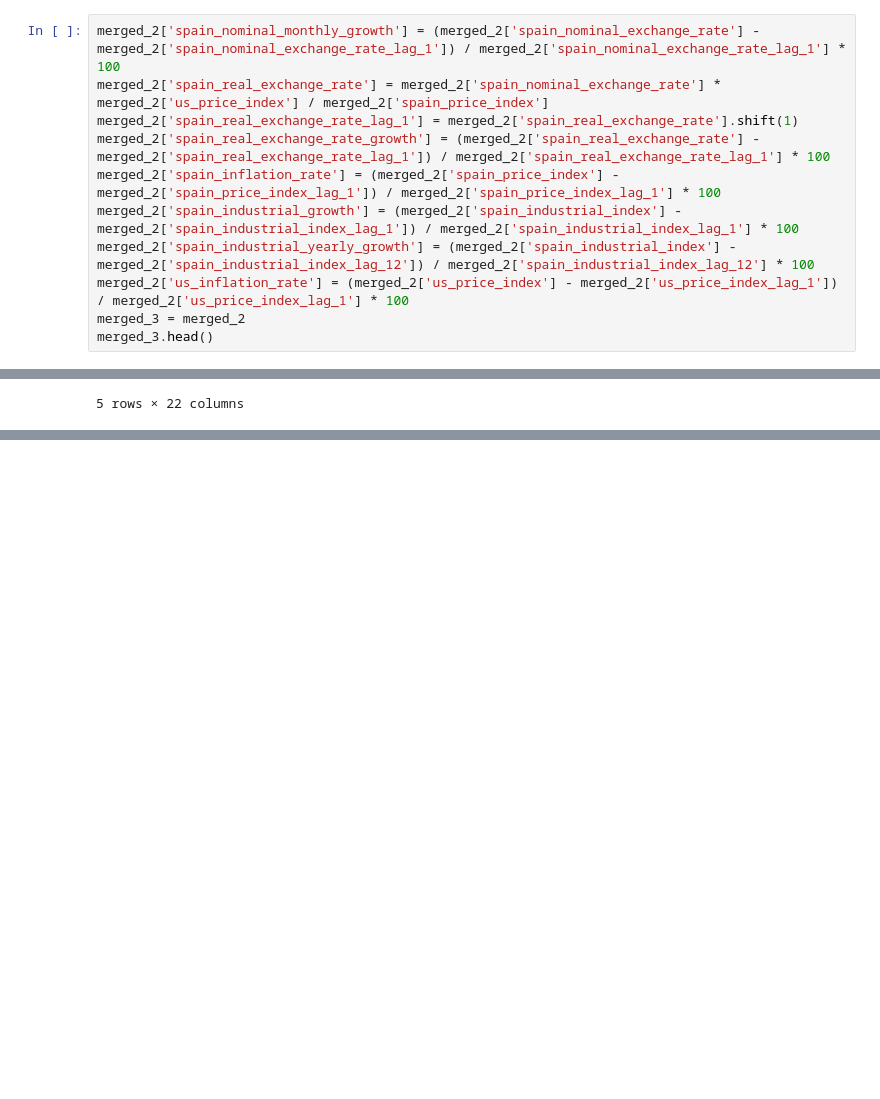
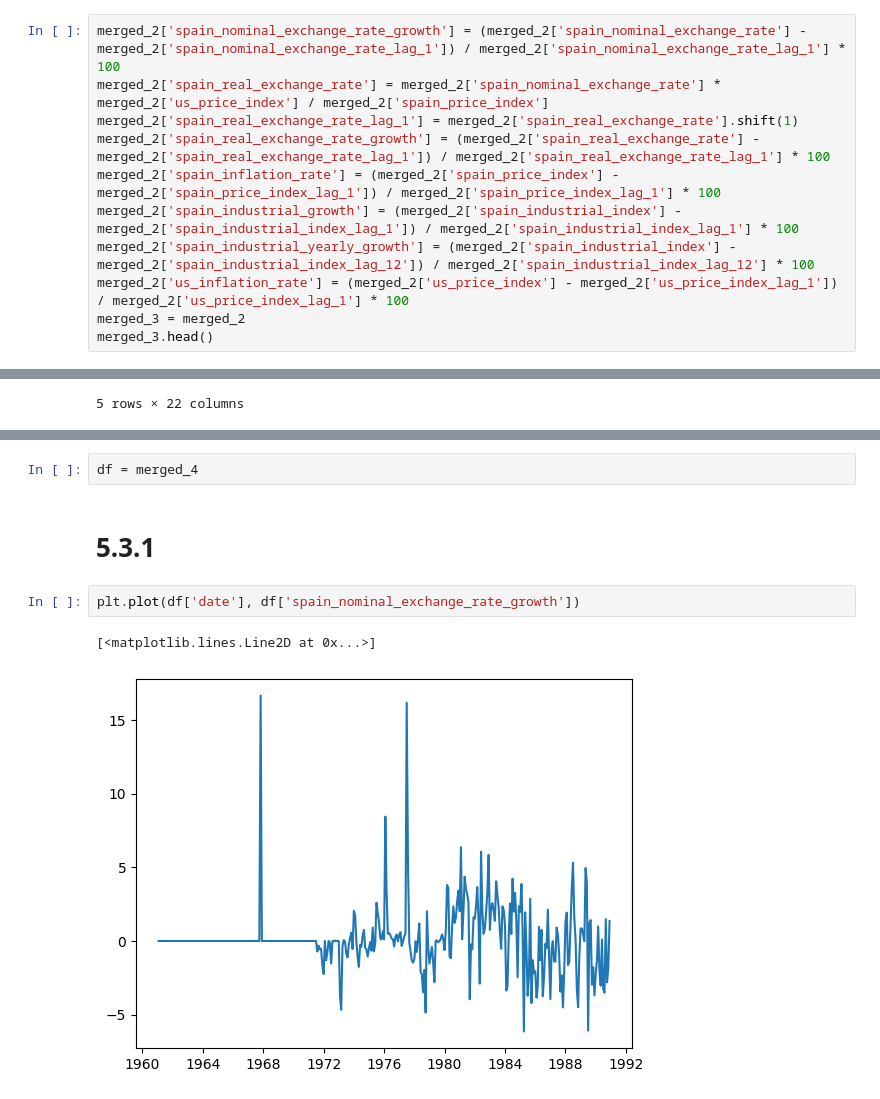
Before and after one commit to ruikai30/ec1b1_group_10, a Jupyter notebook: notebook.ipynb, the cells around one changed output, grey strips where cells are left out. Drawn from its saved outputs; the diff is of its cells as text; blank space fills up the shorter version.

Commit message:
graphs done

```diff
--- a/notebook.ipynb
+++ b/notebook.ipynb
@@ -125,7 +126,7 @@ merged_2.head()
 | 3 | 1961-04-01 | 18.61 | 60.0 | 593.50 | 2.88 | 19165.1 | ... |
 | 4 | 1961-05-01 | 19.58 | 60.0 | 643.50 | 2.87 | 19196.9 | ... |
 # %%
-merged_2['spain_nominal_monthly_growth'] = (merged_2['spain_nominal_exchange_rate'] - merged_2['spain_nominal_exchange_rate_lag_1']) / merged_2['spain_nominal_exchange_rate_lag_1'] * 100
+merged_2['spain_nominal_exchange_rate_growth'] = (merged_2['spain_nominal_exchange_rate'] - merged_2['spain_nominal_exchange_rate_lag_1']) / merged_2['spain_nominal_exchange_rate_lag_1'] * 100
 merged_2['spain_real_exchange_rate'] = merged_2['spain_nominal_exchange_rate'] * merged_2['us_price_index'] / merged_2['spain_price_index']
 merged_2['spain_real_exchange_rate_lag_1'] = merged_2['spain_real_exchange_rate'].shift(1)
 merged_2['spain_real_exchange_rate_growth'] = (merged_2['spain_real_exchange_rate'] - merged_2['spain_real_exchange_rate_lag_1']) / merged_2['spain_real_exchange_rate_lag_1'] * 100
@@ -194,0 +180,9 @@ merged_4
+# %%
+df = merged_4
+# %% [markdown]
+# **5.3.1**
+# %%
+plt.plot(df['date'], df['spain_nominal_exchange_rate_growth'])
+# %% [output]
+[<matplotlib.lines.Line2D at 0x...>]
+[figure, added]
```
Also changed, not shown: parts of 9 cells of this notebook.
